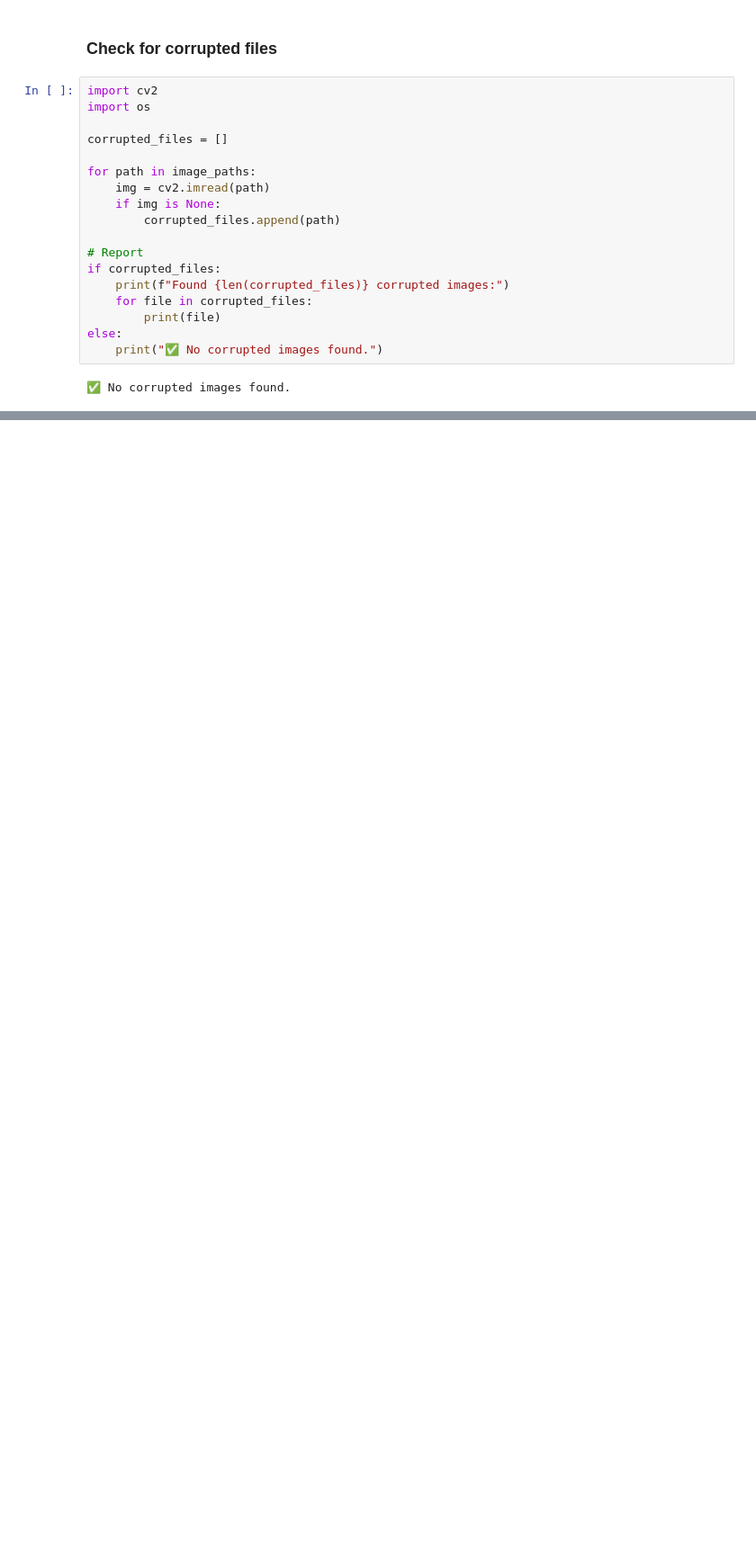
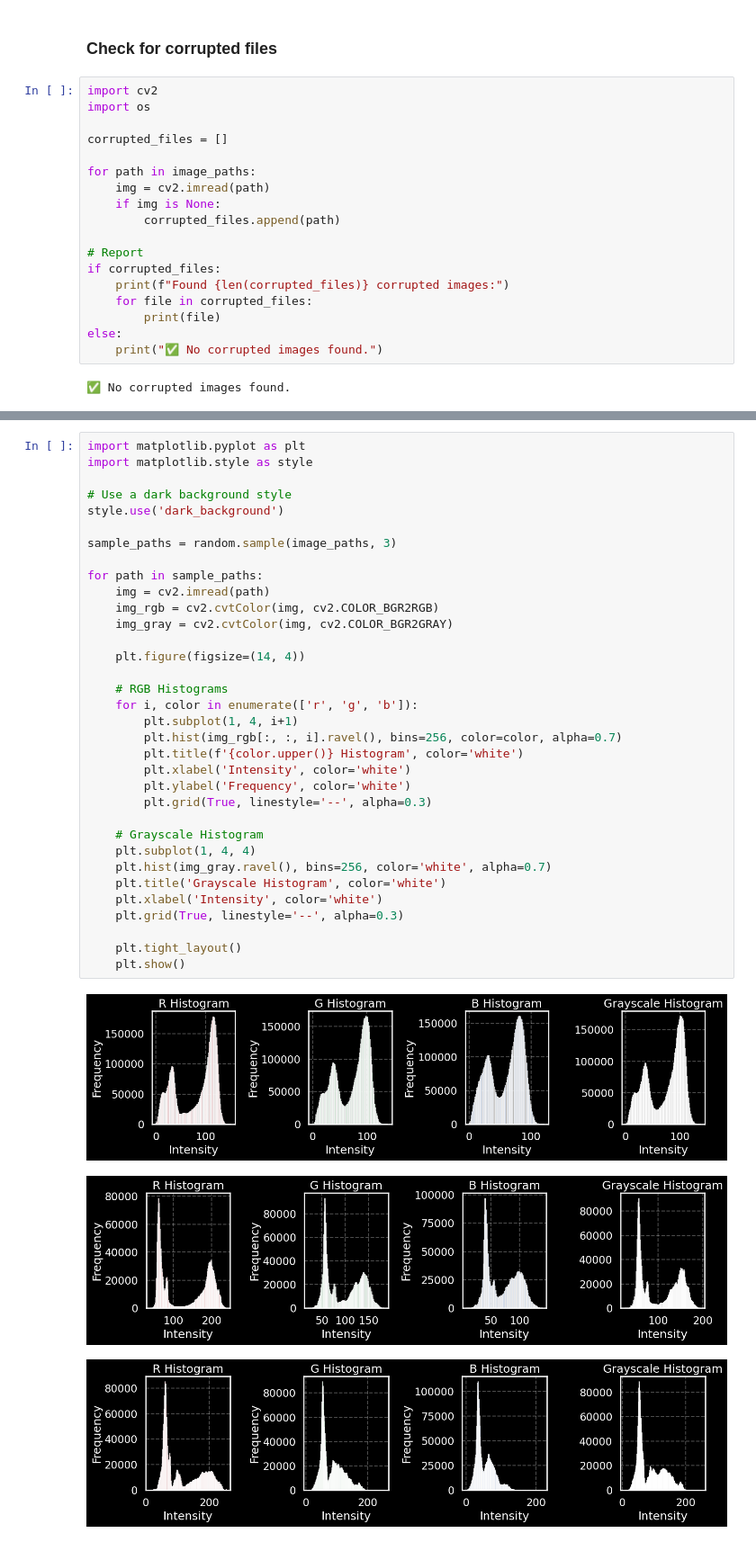
Before and after one commit to anjorisarabhai/veinsecure-palm-vein-authentication, a Jupyter notebook: notebooks/Palm_Vein_EDA.ipynb, the cells around one changed output, grey strips where cells are left out. Shown at 90% size. Cells and saved outputs as stored; diff of their text form; blank space fills up the shorter version.

```diff
--- a/notebooks/Palm_Vein_EDA.ipynb
+++ b/notebooks/Palm_Vein_EDA.ipynb
@@ -264,0 +391,38 @@ else:
+# %%
+import matplotlib.pyplot as plt
+import matplotlib.style as style
+
+# Use a dark background style
+style.use('dark_background')
+
+sample_paths = random.sample(image_paths, 3)
+
+for path in sample_paths:
+    img = cv2.imread(path)
+    img_rgb = cv2.cvtColor(img, cv2.COLOR_BGR2RGB)
+    img_gray = cv2.cvtColor(img, cv2.COLOR_BGR2GRAY)
+
+    plt.figure(figsize=(14, 4))
+
+    # RGB Histograms
+    for i, color in enumerate(['r', 'g', 'b']):
+        plt.subplot(1, 4, i+1)
+        plt.hist(img_rgb[:, :, i].ravel(), bins=256, color=color, alpha=0.7)
+        plt.title(f'{color.upper()} Histogram', color='white')
+        plt.xlabel('Intensity', color='white')
+        plt.ylabel('Frequency', color='white')
+        plt.grid(True, linestyle='--', alpha=0.3)
+
+    # Grayscale Histogram
+    plt.subplot(1, 4, 4)
+    plt.hist(img_gray.ravel(), bins=256, color='white', alpha=0.7)
+    plt.title('Grayscale Histogram', color='white')
+    plt.xlabel('Intensity', color='white')
+    plt.grid(True, linestyle='--', alpha=0.3)
+
+    plt.tight_layout()
+    plt.show()
+# %% [output]
+[figure, added]
+[figure, added]
+[figure, added]
```
Also changed, not shown: parts of 27 cells of this notebook.
